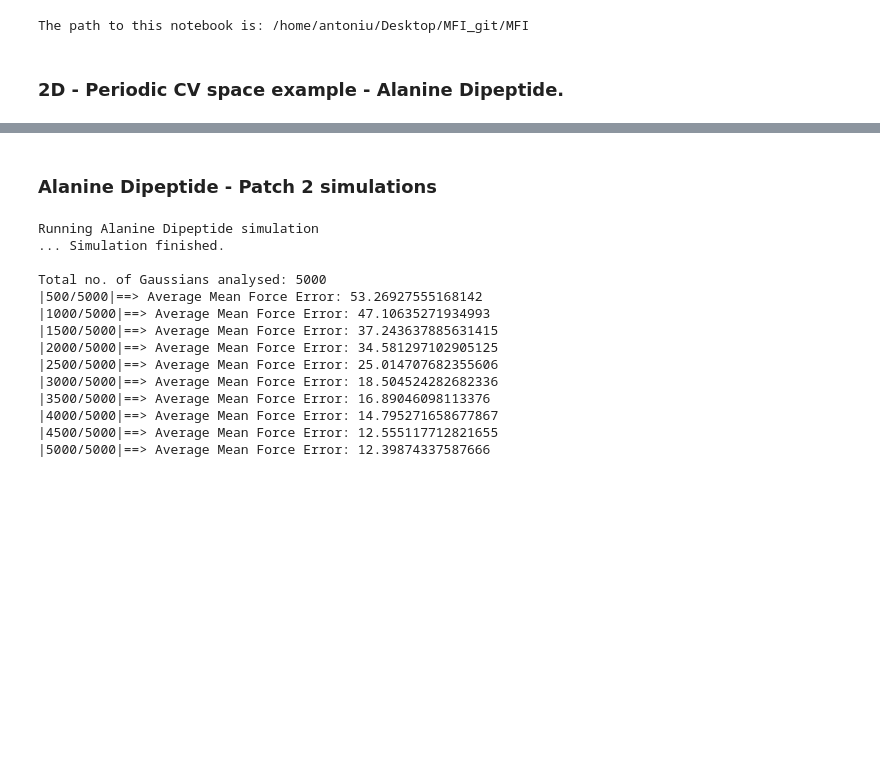
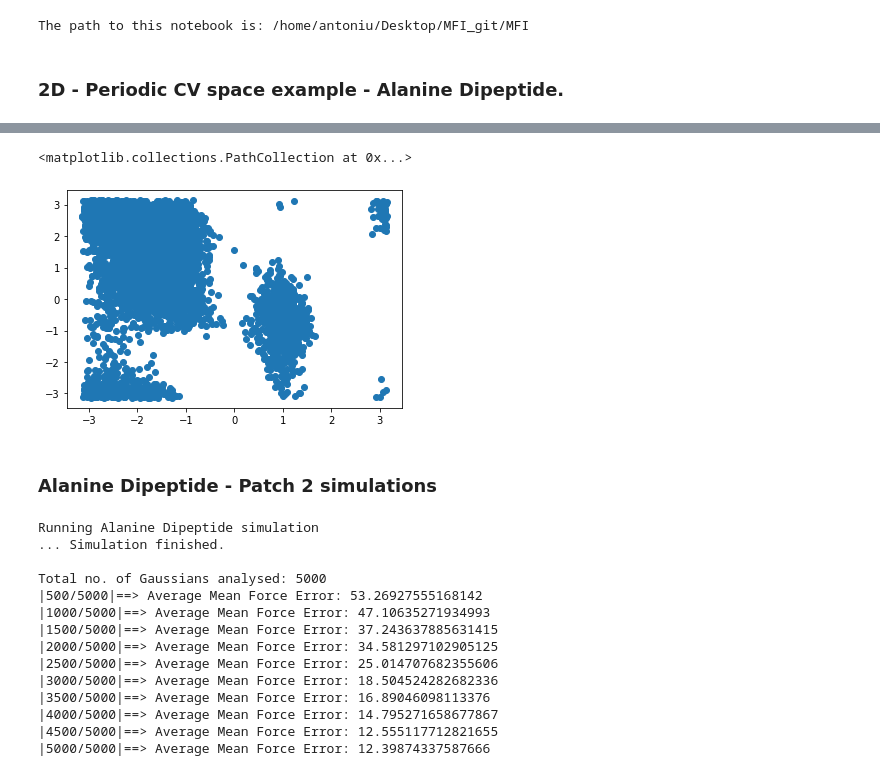
Before and after one commit to mme-ucl/MFI, a Jupyter notebook: MFI_notebook.ipynb, the cells around one changed output, grey strips where cells are left out. Cells and saved outputs as stored; diff of their text form; code cells hidden in the pictures; blank space fills up the shorter version.

```diff
--- a/MFI_notebook.ipynb
+++ b/MFI_notebook.ipynb
@@ -53,3 +53,8 @@ Total no. of Gaussians analysed: 5000
+# %%
+plt.scatter(HILLS[:5000,1], HILLS[:5000,2])
+# %% [output]
+<matplotlib.collections.PathCollection at 0x...>
+[figure, added]
 # %%
 # Save Force terms
 Ftot_master = [X, Y, Ftot_den, Ftot_x, Ftot_y, ofe, ofe_history, Ftot_den2, ofv_x, ofv_y]
```
Also changed, not shown: parts of 1 cell of this notebook, 28 other files.
